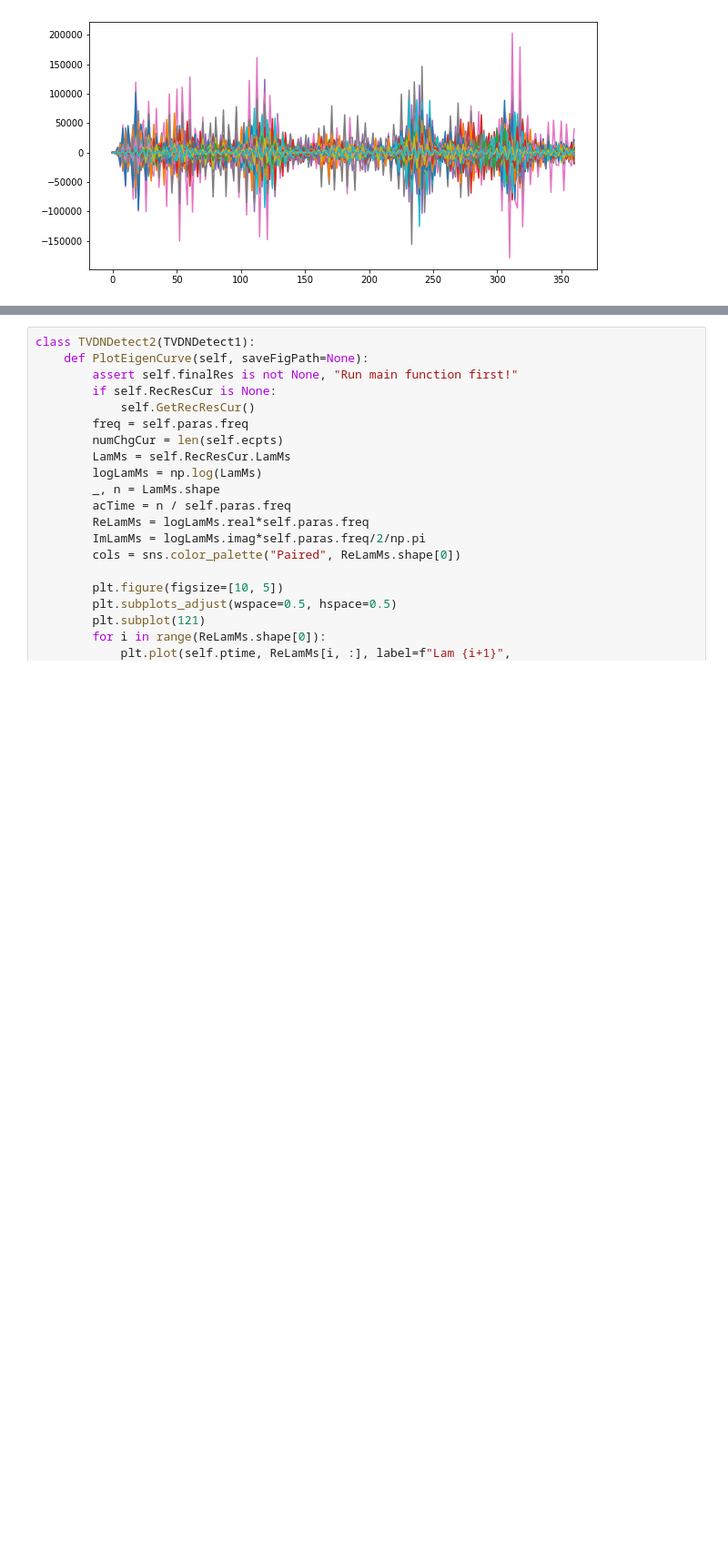
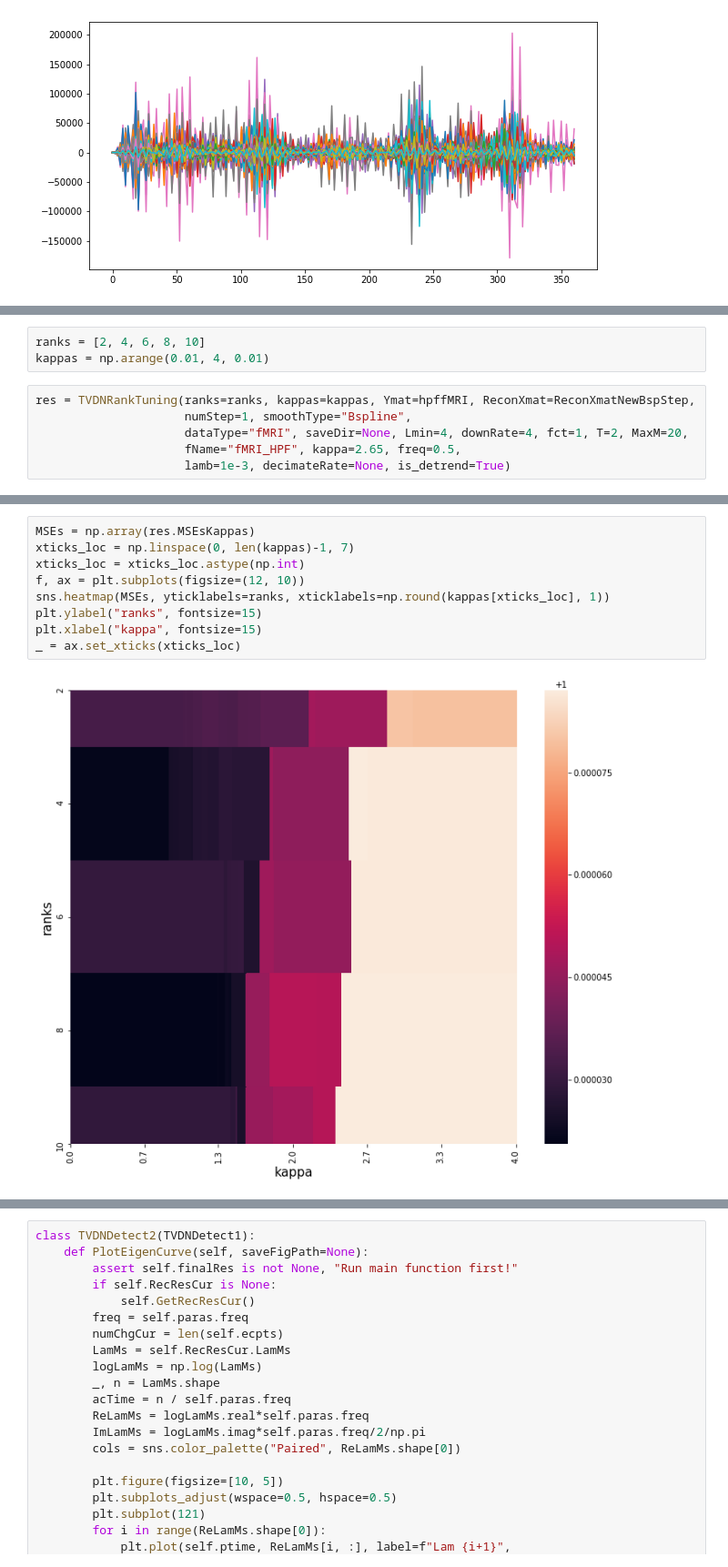
Before and after one commit to JINhuaqing/TVDN-simu, a Jupyter notebook: realdata/fMRIHPF0921.ipynb, the cells around one changed output, grey strips where cells are left out. Shown at 91% size. Drawn from its saved outputs; the diff is of its cells as text; blank space fills up the shorter version.

```diff
--- a/realdata/fMRIHPF0921.ipynb
+++ b/realdata/fMRIHPF0921.ipynb
@@ -1090,0 +1093,9 @@ fMRIDet.PlotEcpts()
+# %%
+ranks = [2, 4, 6, 8, 10]
+kappas = np.arange(0.01, 4, 0.01)
+# %%
+res = TVDNRankTuning(ranks=ranks, kappas=kappas, Ymat=hpffMRI, ReconXmat=ReconXmatNewBspStep,
+                     numStep=1, smoothType="Bspline",
+                     dataType="fMRI", saveDir=None, Lmin=4, downRate=4, fct=1, T=2, MaxM=20,
+                     fName="fMRI_HPF", kappa=2.65, freq=0.5,
+                     lamb=1e-3, decimateRate=None, is_detrend=True)
@@ -1090,0 +1163,11 @@ fMRIDet.PlotEcpts()
+# %%
+MSEs = np.array(res.MSEsKappas)
+xticks_loc = np.linspace(0, len(kappas)-1, 7)
+xticks_loc = xticks_loc.astype(np.int)
+f, ax = plt.subplots(figsize=(12, 10))
+sns.heatmap(MSEs, yticklabels=ranks, xticklabels=np.round(kappas[xticks_loc], 1))
+plt.ylabel("ranks", fontsize=15)
+plt.xlabel("kappa", fontsize=15)
+_ = ax.set_xticks(xticks_loc)
+# %% [output]
+[figure, added]
```
Also changed, not shown: parts of 20 cells of this notebook.
